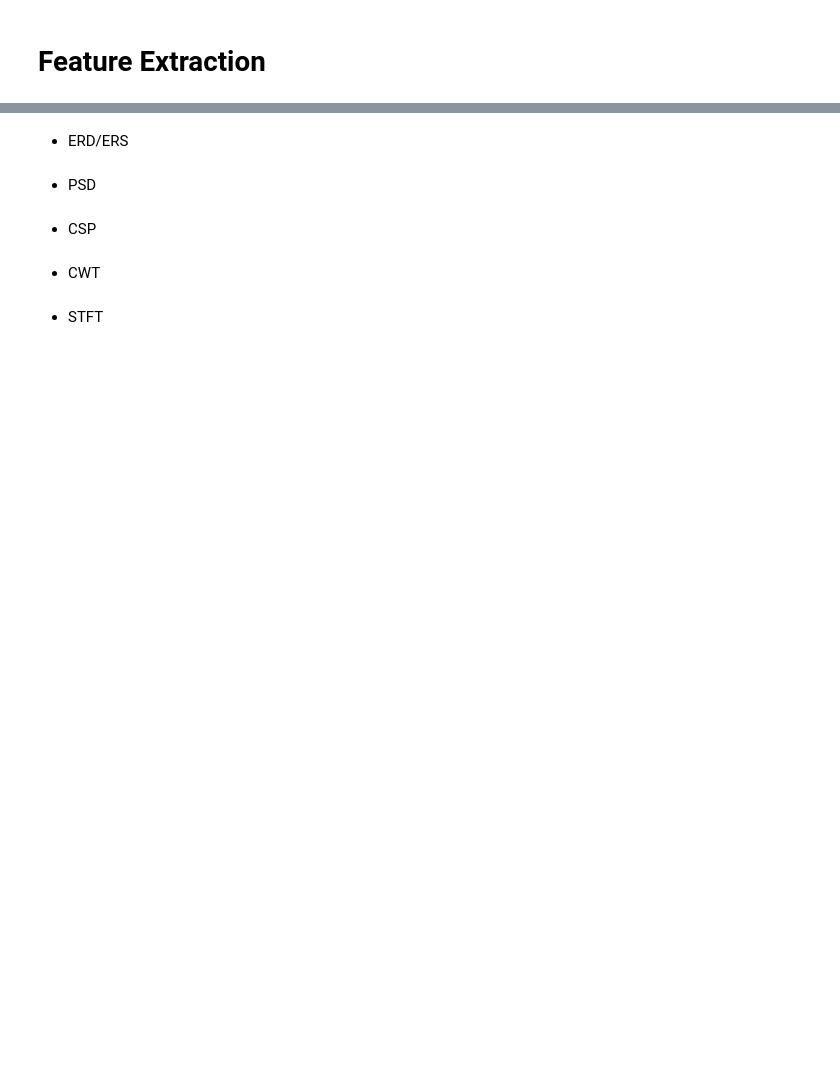
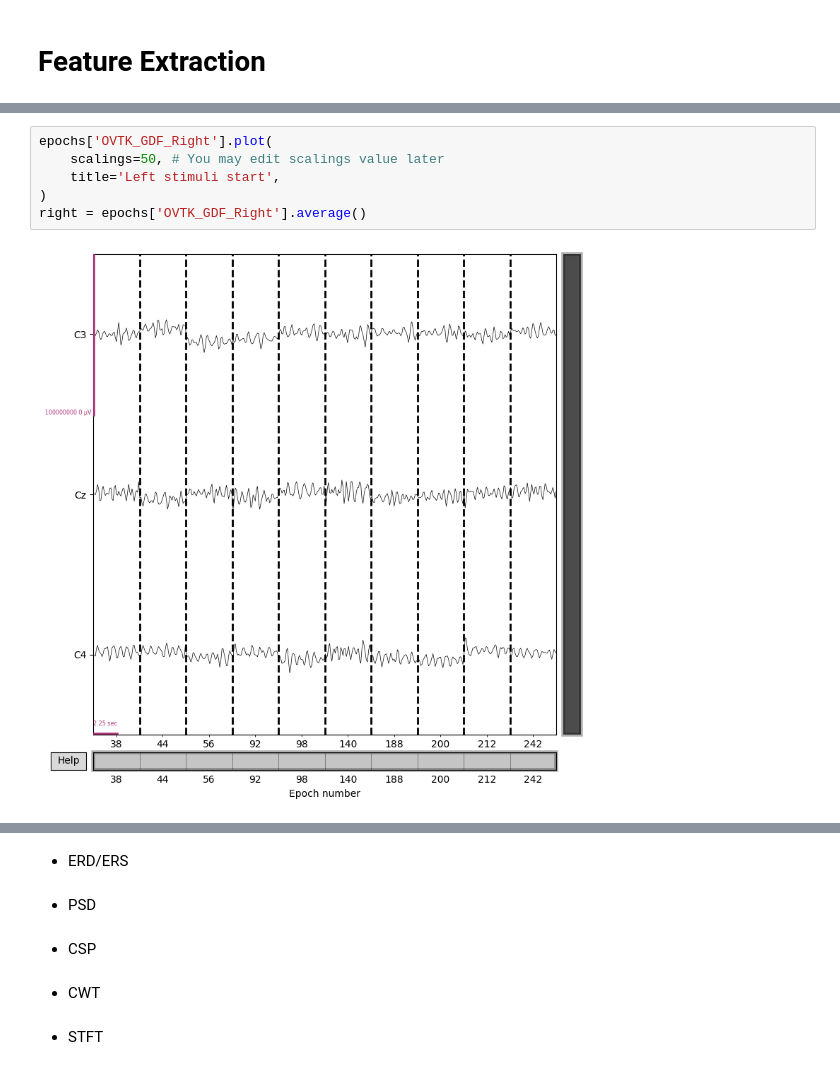
Before and after one commit to pipogood/Senior_Thesis, a Jupyter notebook: Data_preprocessing.ipynb, the cells around one changed output, grey strips where cells are left out. Drawn from its saved outputs; the diff is of its cells as text; blank space fills up the shorter version.

```diff
--- a/Data_preprocessing.ipynb
+++ b/Data_preprocessing.ipynb
@@ -117,0 +83,8 @@ fig.set_size_inches(600, 600)
+# %%
+epochs['OVTK_GDF_Right'].plot(
+    scalings=50, # You may edit scalings value later
+    title='Left stimuli start',
+)
+right = epochs['OVTK_GDF_Right'].average()
+# %% [output]
+[figure, added]
```
Also changed, not shown: parts of 18 cells of this notebook, 2 other files.
